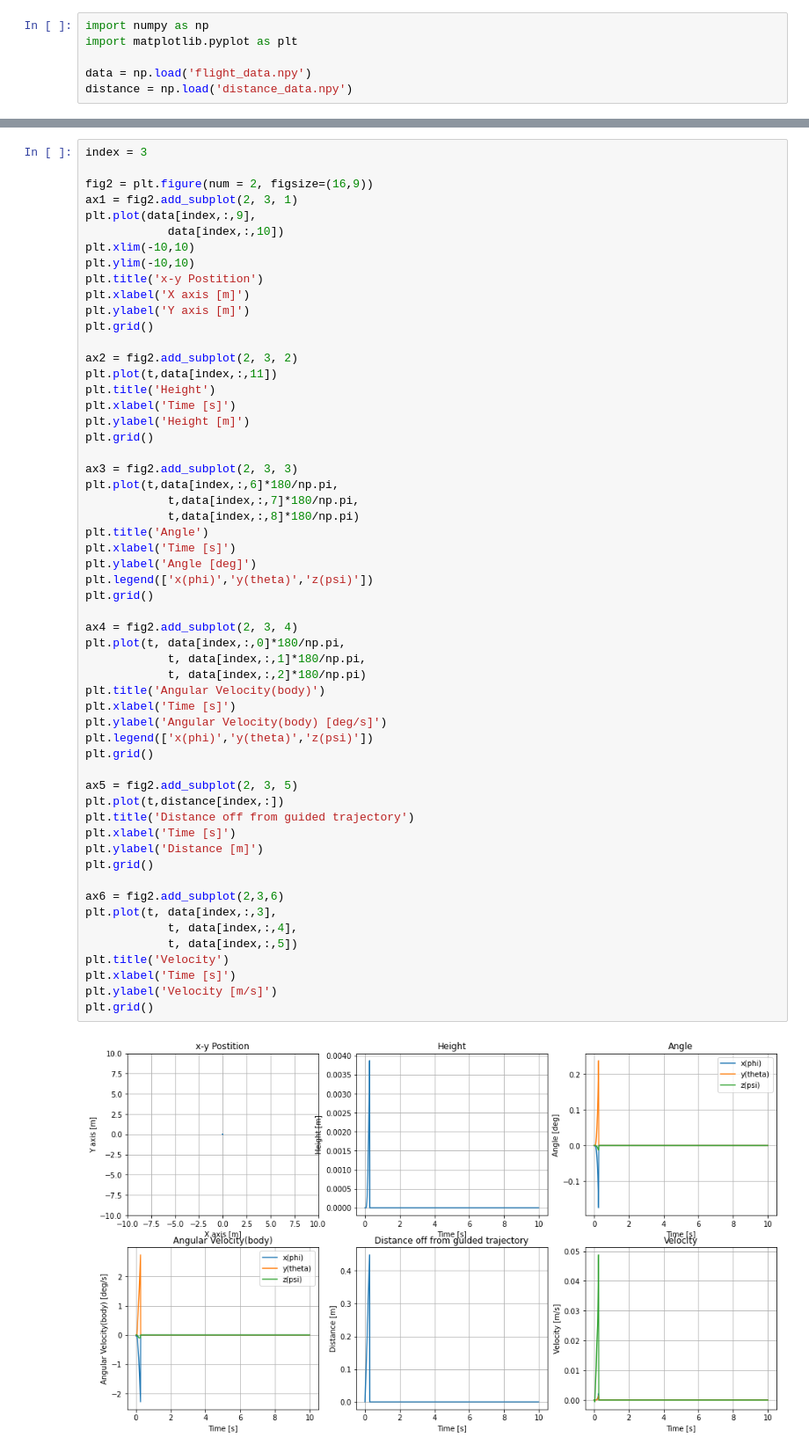
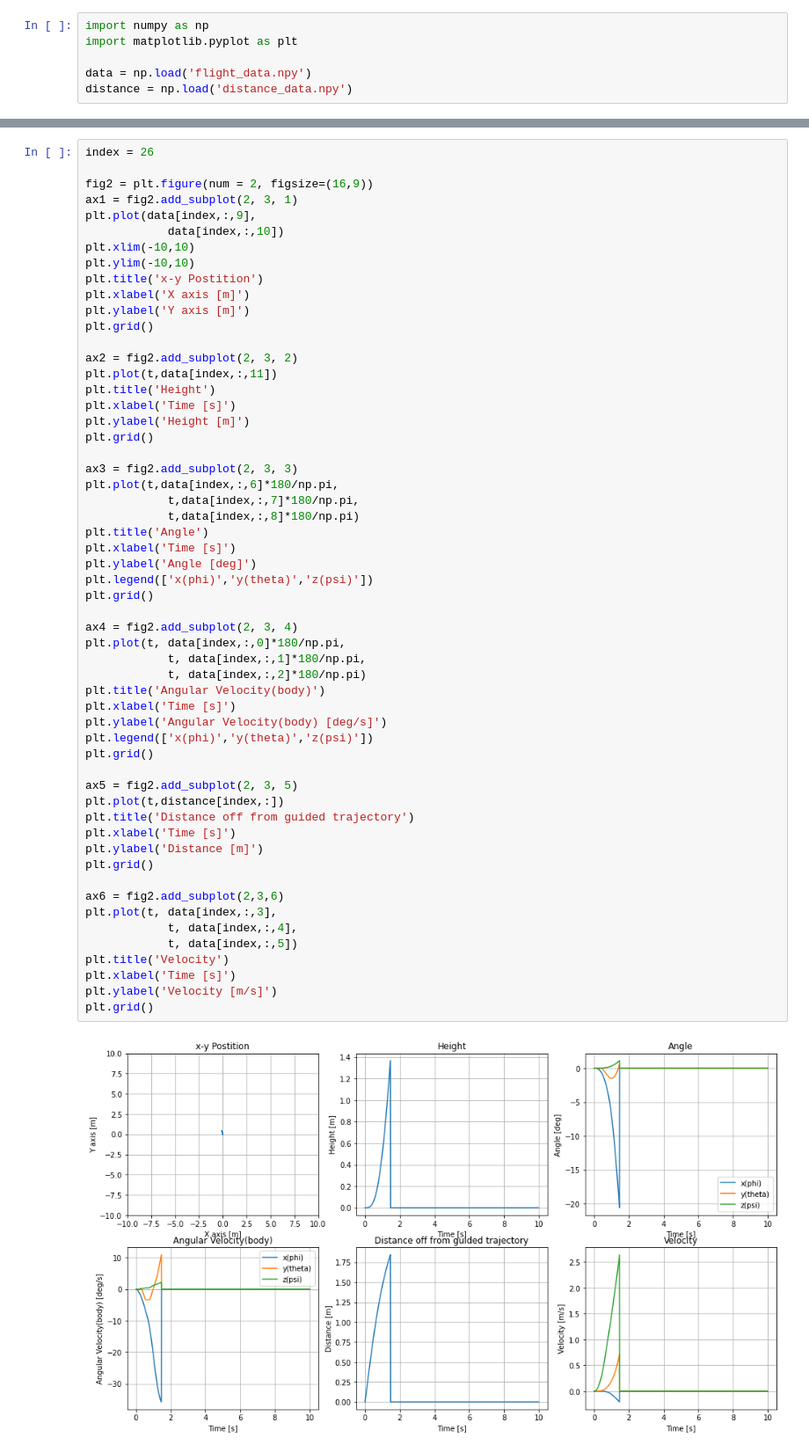
Before and after one commit to jjffkkgg/pytorch_practice, a Jupyter notebook: test_system/quadrotor/trained_net/data analysis.ipynb, the cells around one changed output, grey strips where cells are left out. Shown at 88% size. Cells and saved outputs as stored; diff of their text form.

```diff
--- a/test_system/quadrotor/trained_net/data analysis.ipynb
+++ b/test_system/quadrotor/trained_net/data analysis.ipynb
@@ -20,5 +20,5 @@ plt.grid()
 # %%
-index = 3
+index = 26
 
 fig2 = plt.figure(num = 2, figsize=(16,9))
 ax1 = fig2.add_subplot(2, 3, 1)
@@ -47,31 +47,31 @@ plt.xlabel('Time [s]')
 plt.ylabel('Angle [deg]')
 plt.legend(['x(phi)','y(theta)','z(psi)'])
 plt.grid()
 
 ax4 = fig2.add_subplot(2, 3, 4)
 plt.plot(t, data[index,:,0]*180/np.pi,
             t, data[index,:,1]*180/np.pi,
             t, data[index,:,2]*180/np.pi)
 plt.title('Angular Velocity(body)')
 plt.xlabel('Time [s]')
 plt.ylabel('Angular Velocity(body) [deg/s]')
 plt.legend(['x(phi)','y(theta)','z(psi)'])
 plt.grid()
 
 ax5 = fig2.add_subplot(2, 3, 5)
 plt.plot(t,distance[index,:])
 plt.title('Distance off from guided trajectory')
 plt.xlabel('Time [s]')
 plt.ylabel('Distance [m]')
 plt.grid()
 
 ax6 = fig2.add_subplot(2,3,6)
 plt.plot(t, data[index,:,3],
             t, data[index,:,4],
             t, data[index,:,5])
 plt.title('Velocity')
 plt.xlabel('Time [s]')
 plt.ylabel('Velocity [m/s]')
 plt.grid()
 # %% [output]
-[figure, old version]
+[figure, new version]
```
Also changed, not shown: parts of 2 cells of this notebook, 7 other files.
